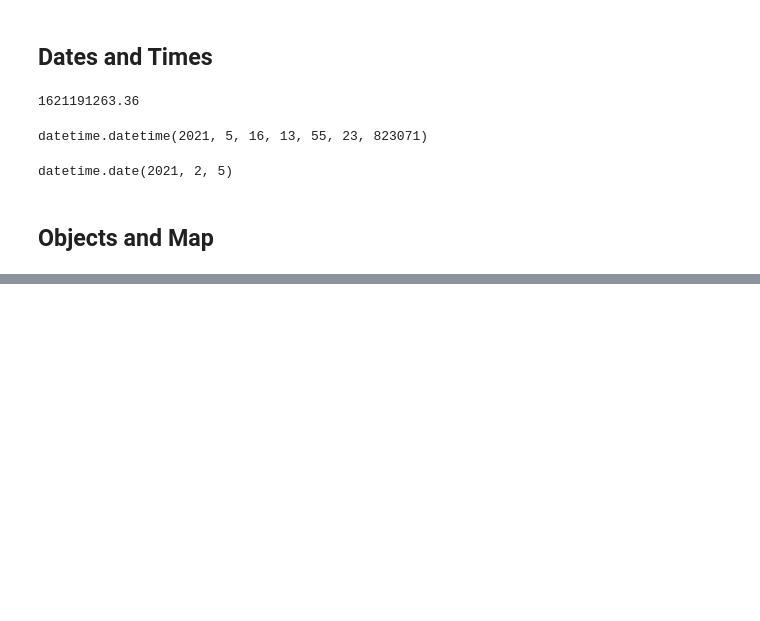
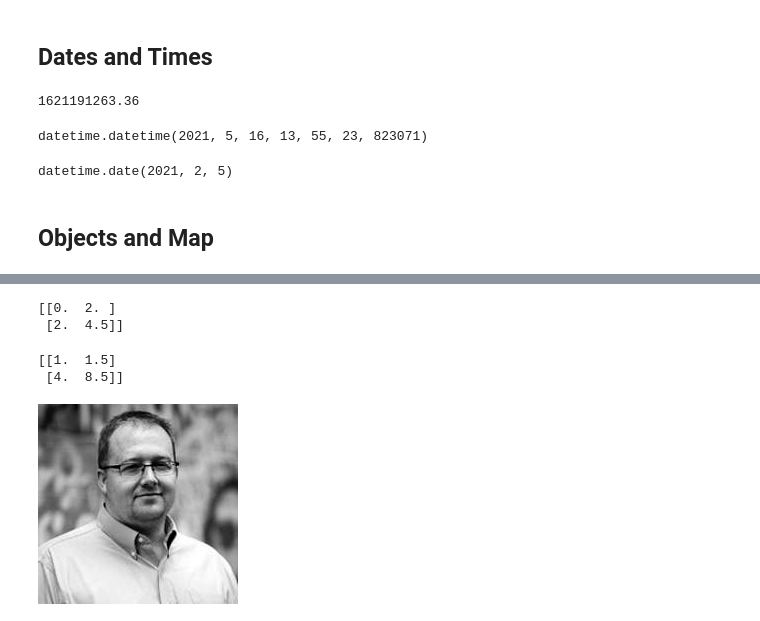
Before and after one commit to klieralex787/Python_Data_Science_Coursera, a Jupyter notebook: Course_1/Week1.ipynb, the cells around one changed output, grey strips where cells are left out. Cells and saved outputs as stored; diff of their text form; code cells hidden in the pictures; blank space fills up the shorter version.

```diff
--- a/Course_1/Week1.ipynb
+++ b/Course_1/Week1.ipynb
@@ -250,0 +319,12 @@ datetime.date(2021, 2, 5)
+# %%
+# element wise
+print(a*b)
+# %% [output]
+[[0.  2. ]
+ [2.  4.5]]
+# %%
+# matrix wise
+print(a@b)
+# %% [output]
+[[1.  1.5]
+ [4.  8.5]]
@@ -250,0 +335,8 @@ datetime.date(2021, 2, 5)
+# %%
+# display image
+im = Image.open('course1_downloads/chris.tiff')
+# %%
+# show original image
+display(im)
+# %% [output]
+[figure, added]
```
Also changed, not shown: parts of 65 cells of this notebook, 1 other file.
